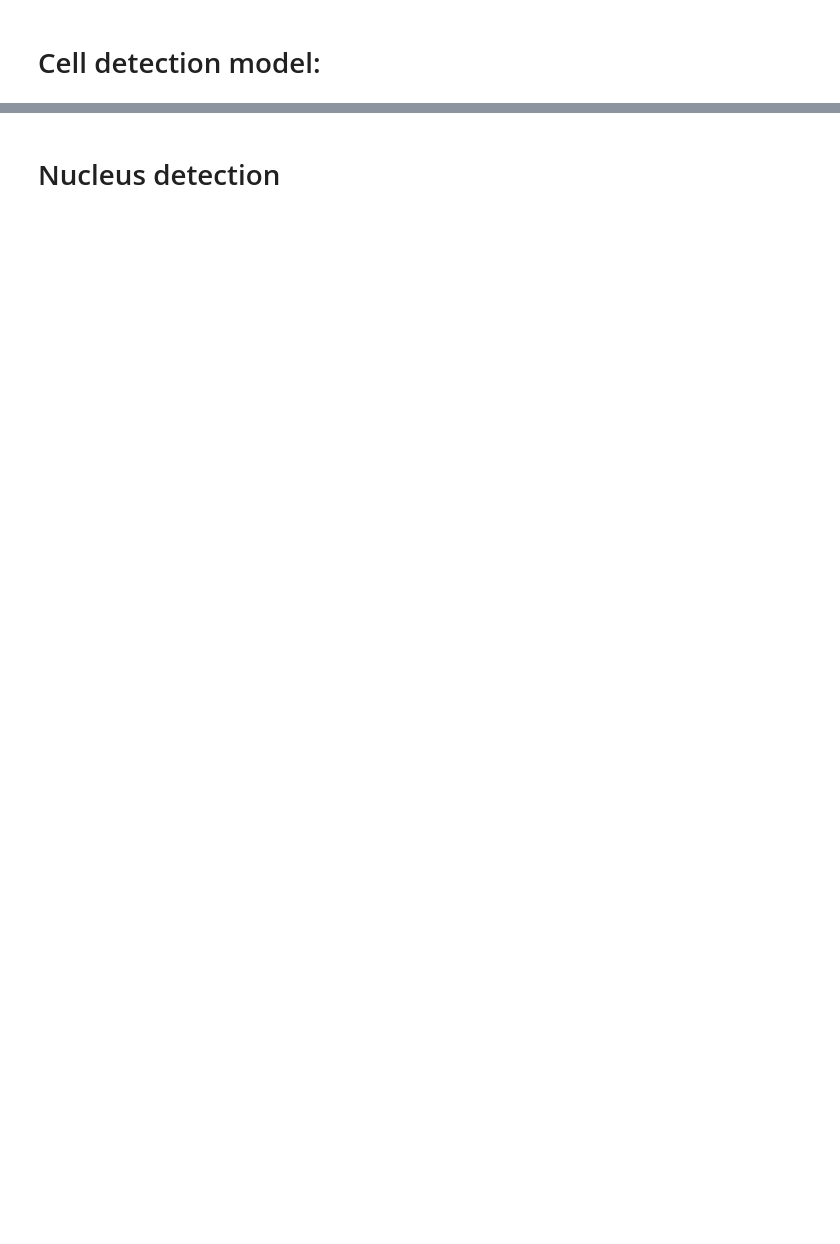
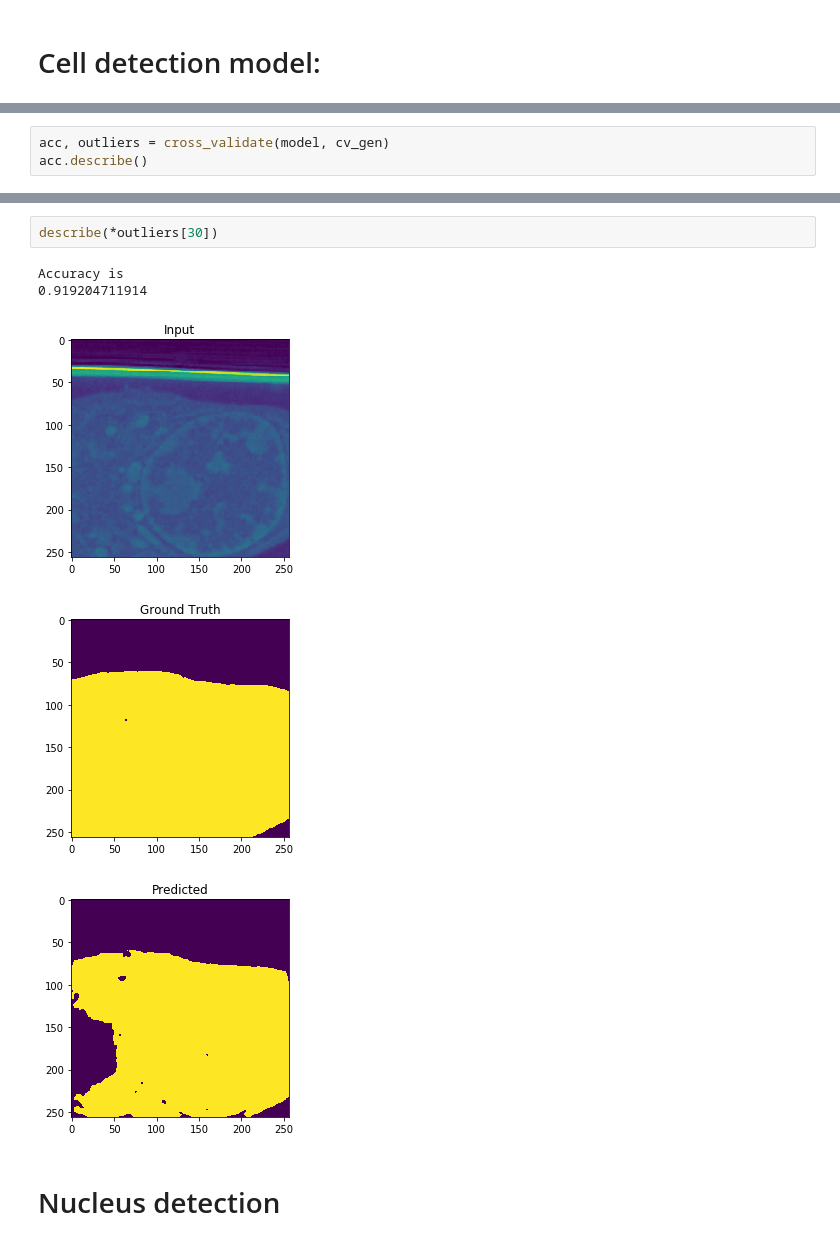
Before and after one commit to andersteele/Cell-labelling, a Jupyter notebook: Fine_features.ipynb, the cells around one changed output, grey strips where cells are left out. Cells and saved outputs as stored; diff of their text form; blank space fills up the shorter version.

```diff
--- a/Fine_features.ipynb
+++ b/Fine_features.ipynb
@@ -473,0 +111,3 @@ Accuracy is
+# %%
+acc, outliers = cross_validate(model, cv_gen)
+acc.describe()
@@ -474,3 +124,11 @@ Accuracy is
+# %%
+describe(*outliers[30])
+# %% [output]
+Accuracy is
+0.919204711914
+[figure, added]
+[figure, added]
+[figure, added]
 # %% [markdown]
 # Nucleus detection
 # %%
```
Also changed, not shown: parts of 17 cells of this notebook.
